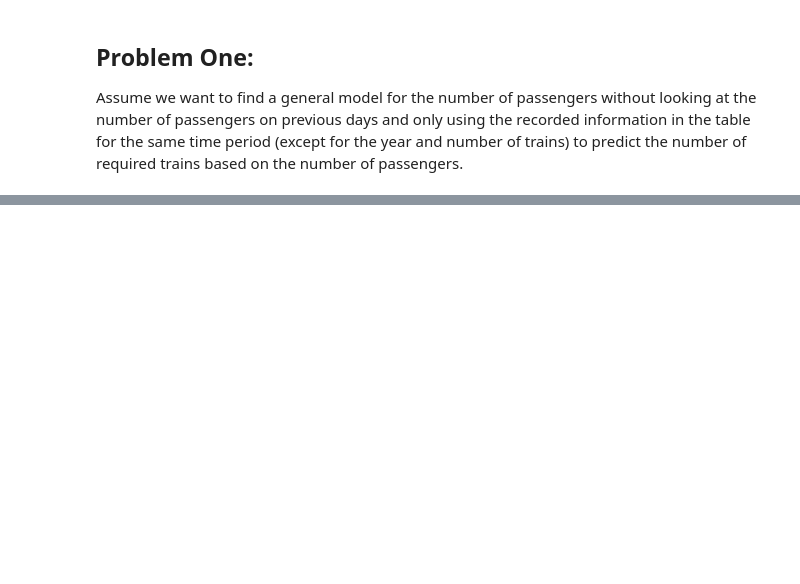
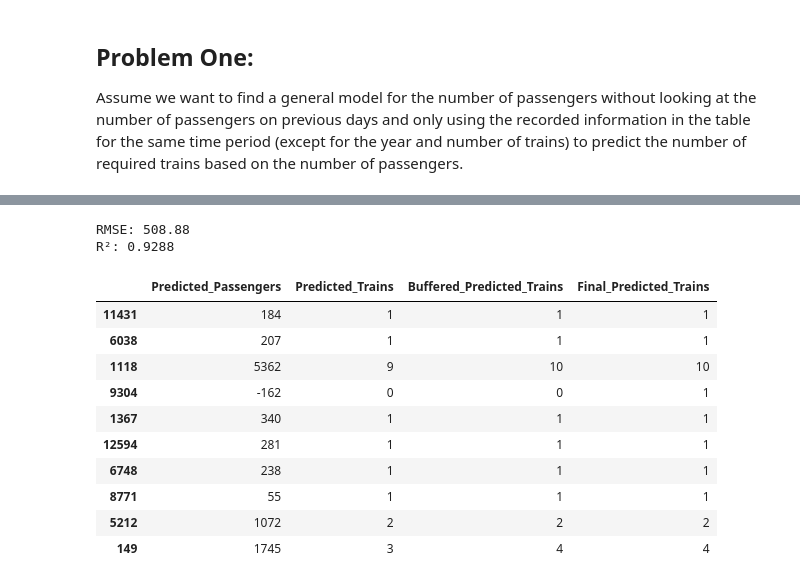
Before and after one commit to AliMSHGH/Optimization_of_Metro_Services, a Jupyter notebook: Optimization_by_Modeling.ipynb, the cells around one changed output, grey strips where cells are left out. Saved outputs shown, nothing was run; the diff lists cells and outputs as text; code cells hidden in the pictures; blank space fills up the shorter version.

Commit message:
f model p01

```diff
--- a/Optimization_by_Modeling.ipynb
+++ b/Optimization_by_Modeling.ipynb
@@ -283,0 +287,48 @@ R-squared (R²): 0.4339
+# %%
+# Train final model with all data and best parameters
+lgb_model_p01 = lgb.train(best_params,
+                       lgb.Dataset(pd.concat([X_train, X_test]),
+                                 label=pd.concat([y_train, y_test])),
+                       num_boost_round=1000)
+
+y_pred_01 = lgb_model_p01.predict(X_test)
+
+# Evaluate
+rmse_p01 = np.sqrt(mean_squared_error(y_test, y_pred_01 ))
+r2_p01 = r2_score(y_test, y_pred_01 )
+
+print(f"RMSE: {rmse_p01 :.2f}")
+print(f"R²: {r2_p01 :.4f}")
+# %% [output]
+RMSE: 508.88
+R²: 0.9288
+# %%
+y_pred_train_p01 = pd.DataFrame(y_pred_01, columns=['Predicted_Passengers']).astype(int)
+
+train_capacity = 600
+y_pred_train_p01['Predicted_Trains'] = np.ceil(y_pred_train_p01['Predicted_Passengers'] / train_capacity).astype(int)
+
+# Add a Safety/Comfort Buffer (e.g., 5% more capacity)
+# This allocates slightly more trains than the absolute minimum required.
+safety_buffer_percentage = 0.05
+y_pred_train_p01['Buffered_Predicted_Trains'] = np.ceil(
+    y_pred_train_p01['Predicted_Passengers'] * (1 + safety_buffer_percentage) / train_capacity).astype(int)
+
+# 4. Ensure a Minimum Number of Trains (e.g., at least 1 train, even for 0 passengers)
+minimum_trains_required = 1
+y_pred_train_p01['Final_Predicted_Trains'] = y_pred_train_p01['Buffered_Predicted_Trains'].apply(
+    lambda x: max(x, minimum_trains_required))
+
+y_pred_train_p01.sample(10)
+# %% [output]
+|  | Predicted_Passengers | Predicted_Trains | Buffered_Predicted_Trains | Final_Predicted_Trains |
+| 11431 | 184 | 1 | 1 | 1 |
+| 6038 | 207 | 1 | 1 | 1 |
+| 1118 | 5362 | 9 | 10 | 10 |
+| 9304 | -162 | 0 | 0 | 1 |
+| 1367 | 340 | 1 | 1 | 1 |
+| 12594 | 281 | 1 | 1 | 1 |
+| 6748 | 238 | 1 | 1 | 1 |
+| 8771 | 55 | 1 | 1 | 1 |
+| 5212 | 1072 | 2 | 2 | 2 |
+| 149 | 1745 | 3 | 4 | 4 |
```
Also changed, not shown: parts of 18 cells of this notebook.
